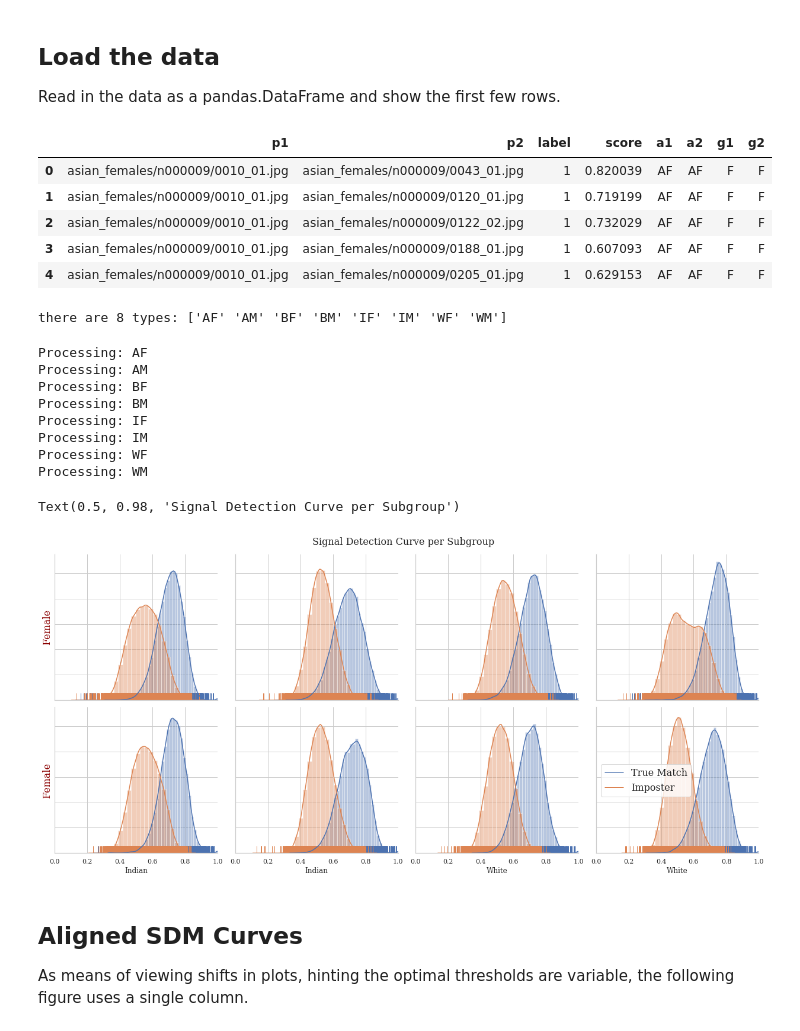
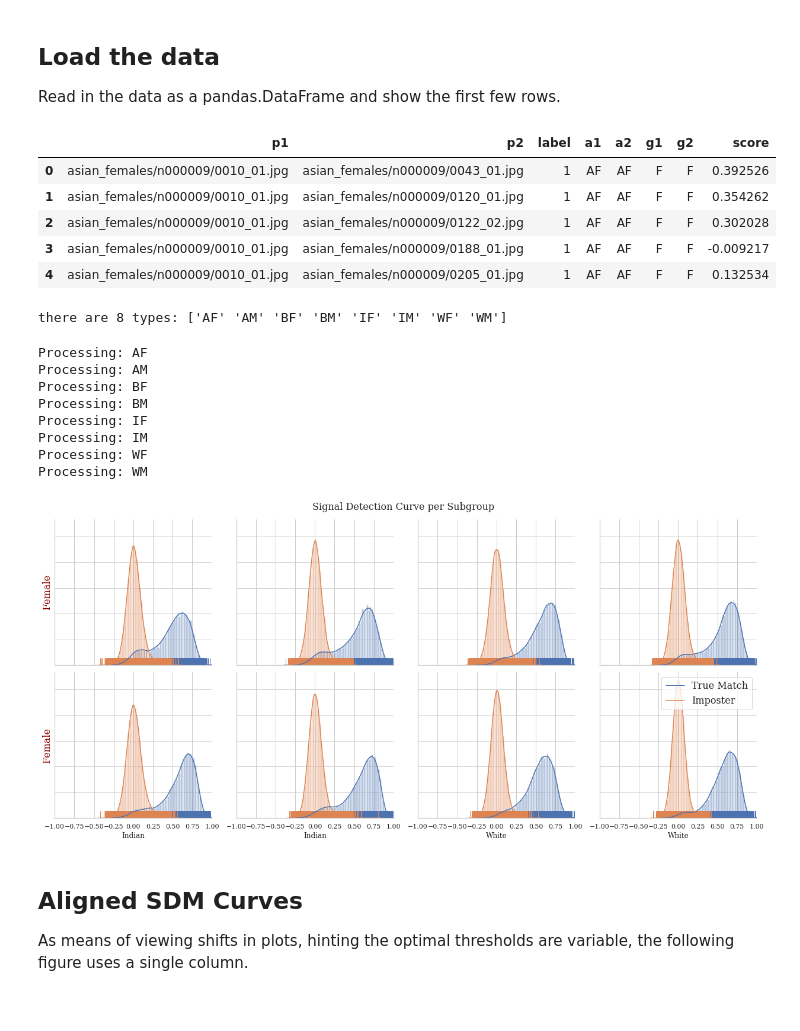
Before and after one commit to visionjo/facerec-bias-bfw, a Jupyter notebook: code/notebooks/2_create_sdm_curves.ipynb, the cells around one changed output. Saved outputs shown, nothing was run; the diff lists cells and outputs as text; code cells hidden in the pictures.

```diff
--- a/code/notebooks/2_create_sdm_curves.ipynb
+++ b/code/notebooks/2_create_sdm_curves.ipynb
@@ -30,20 +30,30 @@ font = {'font.family': 'serif',
         }
 sns.set(style="white", rc={"axes.facecolor": (0, 0, 0, 0)})
 sns.set_style('whitegrid', font)
+# %%
+dir_dsavefiga = '../../data/bfw-data/bfw/'
+dir_features = f'{dir_data}features/sphereface/'
+f_datatable = f'{dir_data}meta/bfw-v0.1.5-datatable.pkl'
+use_feature = 'sphereface'
+
+dir_results = f"../../results/{use_feature}/"
+makedir(dir_results)
 # %% [markdown]
 ## Load the data
 
 Read in the data as a pandas.DataFrame and show the first few rows.
 # %%
-data = load_bfw_datatable('../../data/bfw-datatable.pkl', cols=['p1', 'p2', 'score', 'a1', 'a2', 'label', 'g1', 'g2'])
+data = load_bfw_datatable(f_datatable , cols=['p1', 'p2', 'a1', 'a2', 'label', 'g1', 'g2', use_feature])
+data['score'] = data[use_feature]
+del data[use_feature]
 data.head()
 # %% [output]
-|  | p1 | p2 | label | score | a1 | a2 | g1 | g2 |
-| 0 | asian_females/n000009/0010_01.jpg | asian_females/n000009/0043_01.jpg | 1 | 0.820039 | AF | AF | F | F |
-| 1 | asian_females/n000009/0010_01.jpg | asian_females/n000009/0120_01.jpg | 1 | 0.719199 | AF | AF | F | F |
-| 2 | asian_females/n000009/0010_01.jpg | asian_females/n000009/0122_02.jpg | 1 | 0.732029 | AF | AF | F | F |
-| 3 | asian_females/n000009/0010_01.jpg | asian_females/n000009/0188_01.jpg | 1 | 0.607093 | AF | AF | F | F |
-| 4 | asian_females/n000009/0010_01.jpg | asian_females/n000009/0205_01.jpg | 1 | 0.629153 | AF | AF | F | F |
+|  | p1 | p2 | label | a1 | a2 | g1 | g2 | score |
+| 0 | asian_females/n000009/0010_01.jpg | asian_females/n000009/0043_01.jpg | 1 | AF | AF | F | F | 0.392526 |
+| 1 | asian_females/n000009/0010_01.jpg | asian_females/n000009/0120_01.jpg | 1 | AF | AF | F | F | 0.354262 |
+| 2 | asian_females/n000009/0010_01.jpg | asian_females/n000009/0122_02.jpg | 1 | AF | AF | F | F | 0.302028 |
+| 3 | asian_females/n000009/0010_01.jpg | asian_females/n000009/0188_01.jpg | 1 | AF | AF | F | F | -0.009217 |
+| 4 | asian_females/n000009/0010_01.jpg | asian_females/n000009/0205_01.jpg | 1 | AF | AF | F | F | 0.132534 |
 # %%
 if 'score' not in data:
     warnings.warn('scores not stored in table. See Demo 1 in notebooks/ before proceedings')
@@ -67,38 +77,38 @@ fig, ax = plt.subplots(2, int(n_classes / 2), sharex='all', sharey='all', figsiz
 
 
 for i, (cur_class, axi) in enumerate(zip(classes, ax.flat)):
     print("Processing: {}".format(cur_class))
     df_cur = data.loc[data.a1==cur_class][['label', 'score']]
-    sns.distplot(df_cur.loc[df_cur.label == 1, 'score'], np.linspace(-0.3, 1.0, 80), ax=axi, *opts[0])
-    sns.distplot(df_cur.loc[df_cur.label == 0, 'score'], np.linspace(-0.3, 1.0, 50), ax=axi, *opts[1])
+    sns.distplot(df_cur.loc[df_cur.label == 1, 'score'], np.linspace(-1.0, 1.0, 100), ax=axi, *opts[0])
+    sns.distplot(df_cur.loc[df_cur.label == 0, 'score'], np.linspace(-1.0, 1.0, 100), ax=axi, *opts[1])
     #axi.set_xticks((0.0,0.25,0.5,0.75,1.0))
-    axi.set_xlim((0.0,1.0))
+    axi.set_xlim((-1.0,1.0))
     if i > 3:
         axi.set_xlabel(xlabels[cur_class[0]])
 
     else:
         axi.set_xlabel(None)
     for tick in axi.yaxis.get_major_ticks():
         tick.label1.set_visible(False)
     if not np.mod(i, int(n_classes / 2)):
         axi.set_ylabel(ylabels[cur_class[1]], fontdict={k.replace('font.',''): v for k, v in font.items() if k != 'font.serif'})
 
     sns.despine(ax=axi)
 
 
 plt.legend(['True Match', 'Imposter'], fontsize=font['font.size'], loc='best')
 fig.suptitle('Signal Detection Curve per Subgroup', fontsize=font['font.size'])
+plt.savefig(f'{dir_results}sdm_plots.pdf', transparent=True)
 # %% [output]
 Processing: AF
 Processing: AM
 Processing: BF
 Processing: BM
 Processing: IF
 Processing: IM
 Processing: WF
 Processing: WM
-Text(0.5, 0.98, 'Signal Detection Curve per Subgroup')
-[figure, old version]
+[figure, new version]
 # %% [markdown]
 ## Aligned SDM Curves
 As means of viewing shifts in plots, hinting the optimal thresholds are variable, the following figure uses a single column.
```
Also changed, not shown: parts of 7 cells of this notebook, 2 other files.
